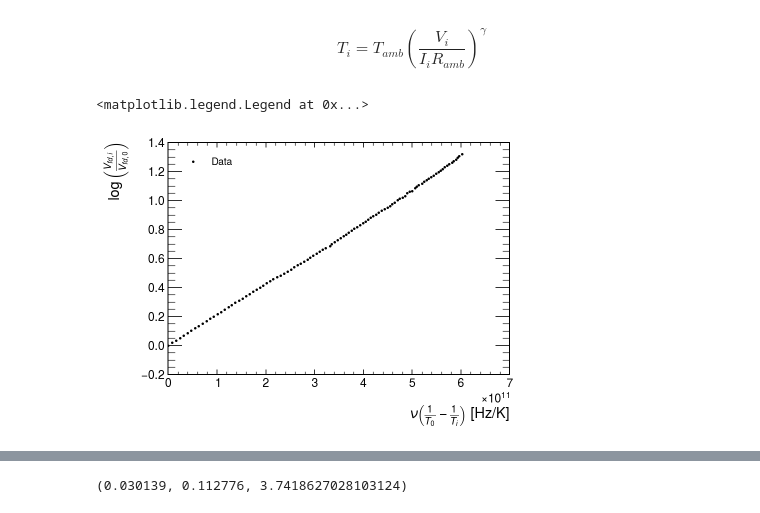
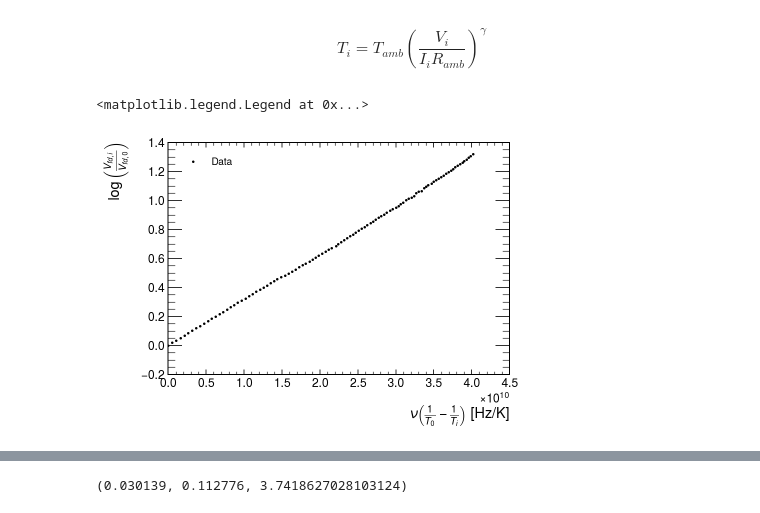
Before and after one commit to mattiasotgia/e8_const, a Jupyter notebook: dati_offline_prelim/preliminare_offline.ipynb, the cells around one changed output, grey strips where cells are left out. Cells and saved outputs as stored; diff of their text form; code cells hidden in the pictures.

```diff
--- a/dati_offline_prelim/preliminare_offline.ipynb
+++ b/dati_offline_prelim/preliminare_offline.ipynb
@@ -68,36 +68,36 @@ $$ T_i = T_{amb} \left(\frac{V_i}{I_i R_{amb}}\right)^\gamma $$
 # %%
 def T(T_amb, R_amb, V, I, γ):
     return T_amb * ( V/(I*R_amb) )**γ
 
 
 V, μ_I, σ_I, μ_Vfd, σ_Vfd = np.loadtxt('ph_diode.txt', unpack=True)
 
-T_amb = 20
-σ_T_amb = 1
+T_amb = 299.7
+σ_T_amb = 0.7
 R_amb, σ_R_amb = 25.045, 0.21551350000000002
 
-ν, σ_ν = c/450e-9, (10/(2*np.log(2+np.sqrt(3))))*c/450e-9**2
+ν, σ_ν = c/450e-9, c/(450e-9**2) * 10 / (2 * np.log(2 + np.sqrt(3)))
 
 μ_T = T(T_amb, R_amb, V, μ_I, γ)
 
 def log(i, j):
     return np.log(μ_Vfd[i]/μ_Vfd[j])
 
 def Tij(i, j, ν):
     return ν*(1/μ_T[j]-1/μ_T[i])
 
 j: int = 0
 LOG = np.array([log(i, j) for i in range(len(μ_Vfd))])
 TEMP_DIFF =  np.array([Tij(i, j, ν) for i in range(len(V))])
 
 fig, ax = plt.subplots()
 ax.set_xlabel(r'$\nu\left(\frac{1}{T_%d} - \frac{1}{T_i}\right)$ [Hz/K]'%j, labelpad=15)
 ax.set_ylabel(r'$\log\left(\frac{V_{fd,i}}{V_{fd,%d}}\right)$'%j)
 ax.plot(TEMP_DIFF, LOG, 'k.', markersize=3, label='Data')
 ax.legend()
 # %% [output]
 <matplotlib.legend.Legend at 0x...>
-[figure, old version]
+[figure, new version]
 # %%
 # T(T_amb, R_amb, V, I, γ)
 
```
Also changed, not shown: parts of 6 cells of this notebook, 5 other files.
